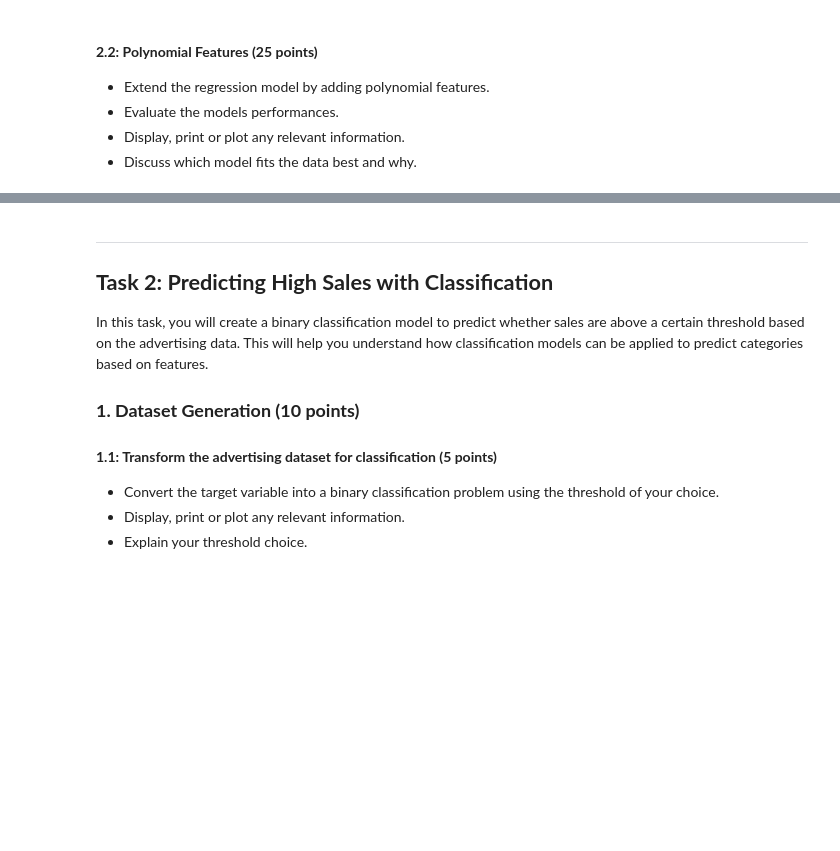
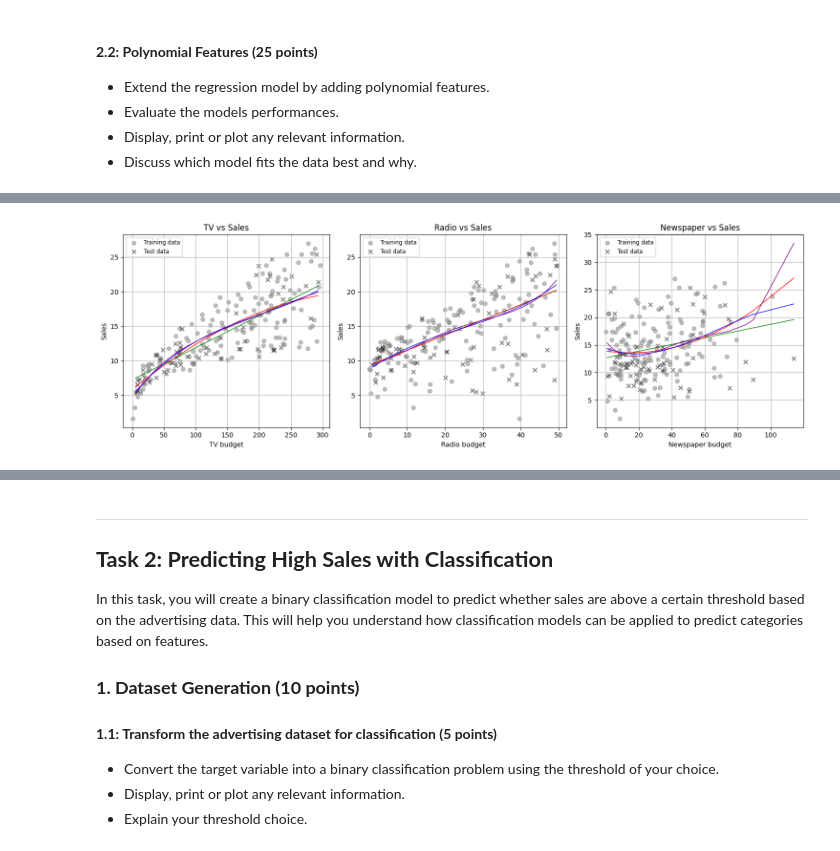
Before and after one commit to davidmarsoni/ml-project, a Jupyter notebook: Graded_lab.ipynb, the cells around one changed output, grey strips where cells are left out. Drawn from its saved outputs; the diff is of its cells as text; code cells hidden in the pictures; blank space fills up the shorter version.

```diff
--- a/Graded_lab.ipynb
+++ b/Graded_lab.ipynb
@@ -246,0 +213,89 @@ Test Score: 0.8320
+# %%
+fig, axs = plt.subplots(1, 3, figsize=(15, 5))
+
+# Define colors for different degrees
+colors = ['green', 'red', 'blue', 'purple']
+
+# Create array of degrees from 1 to 20
+degrees = np.arange(1, 5)
+
+# To use the colors in sequence matching degrees length:
+color_sequence = [colors[i % len(colors)] for i in range(20)]
+
+
+# create table to store the model performance metrics for each feature and for each degree
+performance = pd.DataFrame(columns=['Feature', 'Degree', 'MSE', 'MAE', 'R2'])
+
+
+# Iterate over each feature
+for i in range(len(feature_names)):
+    # Split data once per feature
+    X_train, X_test, y_train, y_test = train_test_split(features[:, i], target, test_size=0.3, random_state=42)
+
+    # Plot data points
+    axs[i].scatter(X_train, y_train, color='gray', alpha=0.5, label='Training data')
+    axs[i].scatter(X_test, y_test, color='black', marker='x', alpha=0.5, label='Test data')
+
+   # Reshape data
+    X_train = X_train.reshape(-1, 1)
+    X_test = X_test.reshape(-1, 1)
+
+    # Sort X_test for smooth line plotting only
+    X_test_sorted = np.sort(X_test, axis=0)
+
+    for deg, color in zip(degrees, color_sequence):
+        # Create polynomial features
+        poly = PolynomialFeatures(degree=deg)
+        X_train_poly = poly.fit_transform(X_train)
+
+        # Create two versions of test data - sorted (for plotting) and unsorted (for metrics)
+        X_test_poly = poly.transform(X_test)  # unsorted - for metrics
+        X_test_sorted_poly = poly.transform(X_test_sorted)  # sorted - for plotting
+
+        # Fit model
+        model = LinearRegression()
+        model.fit(X_train_poly, y_train)
+
+        # Plot using sorted data
+        y_pred_plot = model.predict(X_test_sorted_poly)
+        axs[i].plot(X_test_sorted, y_pred_plot, color=color, linewidth=1)
+
+        # Calculate metrics using unsorted data
+        y_pred = model.predict(X_test_poly)
+        mse = mean_squared_error(y_test, y_pred)
+        mae = mean_absolute_error(y_test, y_pred)
+        r2 = r2_score(y_test, y_pred)
+
+        # Append to the performance table
+        performance = pd.concat([performance, pd.DataFrame([{
+            'Feature': feature_names[i],
+            'Degree': deg,
+            'MSE': mse,
+            'MAE': mae,
+            'R2': r2
+        }])], ignore_index=True)
+
+    axs[i].set_title(f'{feature_names[i]} vs Sales')
+    axs[i].set_xlabel(f'{feature_names[i]} budget')
+    axs[i].set_ylabel('Sales')
+    axs[i].grid(True)
+    axs[i].legend(fontsize='small')
+
+plt.tight_layout()
+plt.show()
+
+# Display the performance metrics for each feature and degree
+
+# Round numeric columns to 3 decimal places
+performance = performance.round(3)
+
+table = PrettyTable()
+table.title = 'Model Performance'
+table.field_names = performance.columns
+
+for row in performance.itertuples(index=False):
+    table.add_row(row)
+
+print(table)
+# %% [output]
+[figure, added]
```
Also changed, not shown: parts of 21 cells of this notebook.
